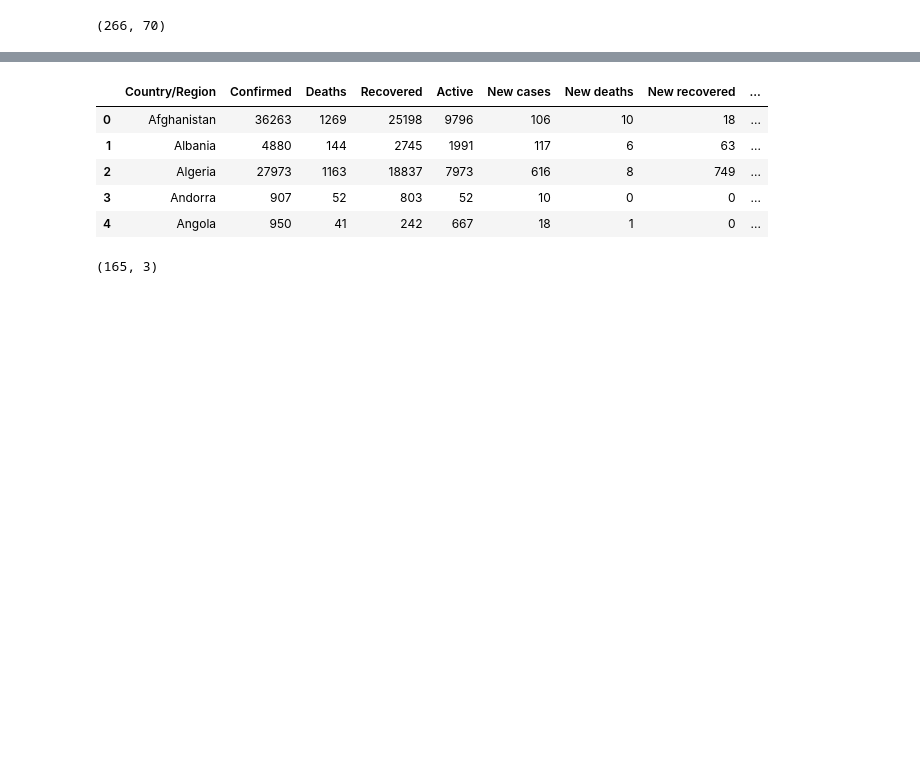
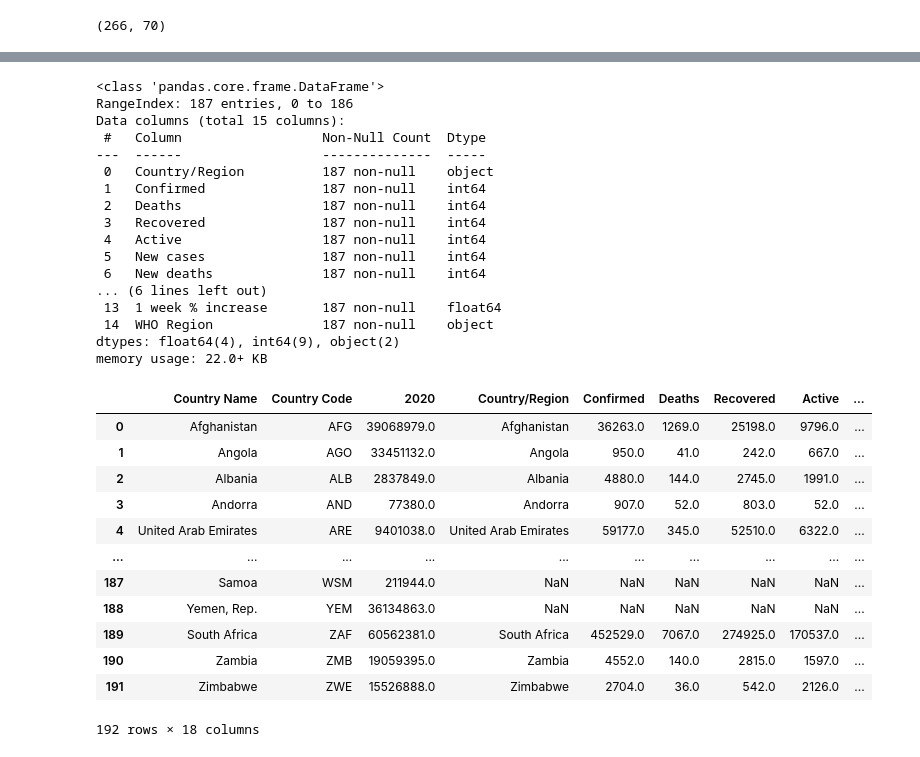
Before and after one commit to sandrakemboi/ETL-project, a Jupyter notebook: data_ETL.ipynb, the cells around one changed output, grey strips where cells are left out. Saved outputs shown, nothing was run; the diff lists cells and outputs as text; code cells hidden in the pictures; blank space fills up the shorter version.

```diff
--- a/data_ETL.ipynb
+++ b/data_ETL.ipynb
@@ -57,22 +75,47 @@ countries_data.shape
 # %%
 corona_cases  = pd.read_csv('country_wise_latest.csv')
-corona_cases.head()
+corona_cases.info()
 # %% [output]
-|  | Country/Region | Confirmed | Deaths | Recovered | Active | New cases | New deaths | New recovered | ... |
-| 0 | Afghanistan | 36263 | 1269 | 25198 | 9796 | 106 | 10 | 18 | ... |
-| 1 | Albania | 4880 | 144 | 2745 | 1991 | 117 | 6 | 63 | ... |
-| 2 | Algeria | 27973 | 1163 | 18837 | 7973 | 616 | 8 | 749 | ... |
-| 3 | Andorra | 907 | 52 | 803 | 52 | 10 | 0 | 0 | ... |
-| 4 | Angola | 950 | 41 | 242 | 667 | 18 | 1 | 0 | ... |
+<class 'pandas.core.frame.DataFrame'>
+RangeIndex: 187 entries, 0 to 186
+Data columns (total 15 columns):
+ #   Column                  Non-Null Count  Dtype
+---  ------                  --------------  -----
+ 0   Country/Region          187 non-null    object
+ 1   Confirmed               187 non-null    int64
+ 2   Deaths                  187 non-null    int64
+ 3   Recovered               187 non-null    int64
+ 4   Active                  187 non-null    int64
+ 5   New cases               187 non-null    int64
+ 6   New deaths              187 non-null    int64
+... (6 lines left out)
+ 13  1 week % increase       187 non-null    float64
+ 14  WHO Region              187 non-null    object
+dtypes: float64(4), int64(9), object(2)
+memory usage: 22.0+ KB
 # %%
 #clean data
 def clean_Data(data):
     clean_pop_data = data[['Country Name','Country Code','2020']]
-    un_countries = clean_pop_data [clean_pop_data['Country Name'].isin(countries_data['member'])]
-    return un_countries
+    #Filter to remain with UN countries
+    un_countries = clean_pop_data [clean_pop_data['Country Code'].isin(countries_data['iso3'])]
+    #Merge data with COVID-19 cases
+    merged_data = pd.merge(un_countries,corona_cases,left_on = 'Country Name',right_on ='Country/Region', how='left')
+    return merged_data
 
-UN_population_data = clean_Data(population_data)
-UN_population_data.shape
+clean_Data(population_data)
 # %% [output]
+|  | Country Name | Country Code | 2020 | Country/Region | Confirmed | Deaths | Recovered | Active | ... |
+| 0 | Afghanistan | AFG | 39068979.0 | Afghanistan | 36263.0 | 1269.0 | 25198.0 | 9796.0 | ... |
+| 1 | Angola | AGO | 33451132.0 | Angola | 950.0 | 41.0 | 242.0 | 667.0 | ... |
+| 2 | Albania | ALB | 2837849.0 | Albania | 4880.0 | 144.0 | 2745.0 | 1991.0 | ... |
+| 3 | Andorra | AND | 77380.0 | Andorra | 907.0 | 52.0 | 803.0 | 52.0 | ... |
+| 4 | United Arab Emirates | ARE | 9401038.0 | United Arab Emirates | 59177.0 | 345.0 | 52510.0 | 6322.0 | ... |
+| ... | ... | ... | ... | ... | ... | ... | ... | ... | ... |
+| 187 | Samoa | WSM | 211944.0 | NaN | NaN | NaN | NaN | NaN | ... |
+| 188 | Yemen, Rep. | YEM | 36134863.0 | NaN | NaN | NaN | NaN | NaN | ... |
+| 189 | South Africa | ZAF | 60562381.0 | South Africa | 452529.0 | 7067.0 | 274925.0 | 170537.0 | ... |
+| 190 | Zambia | ZMB | 19059395.0 | Zambia | 4552.0 | 140.0 | 2815.0 | 1597.0 | ... |
+| 191 | Zimbabwe | ZWE | 15526888.0 | Zimbabwe | 2704.0 | 36.0 | 542.0 | 2126.0 | ... |
-(165, 3)
+192 rows × 18 columns
 # %%
```
Also changed, not shown: parts of 2 cells of this notebook.
